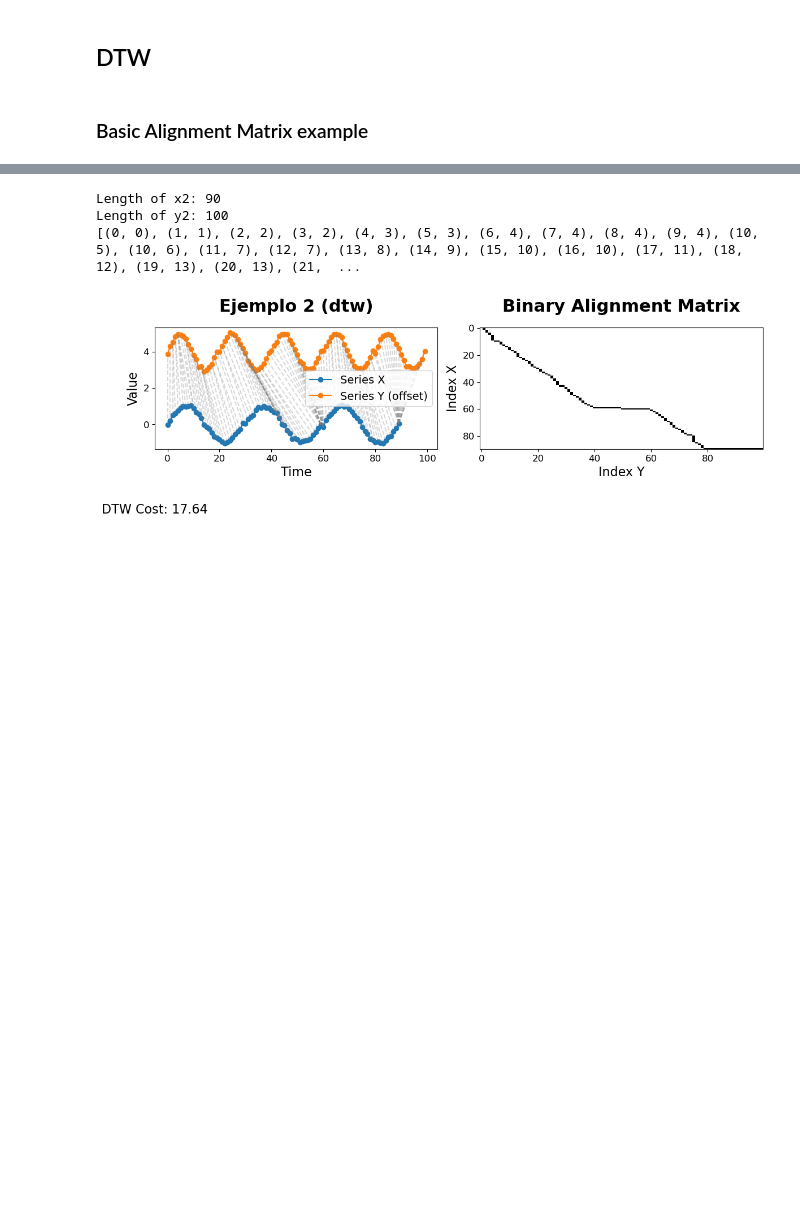
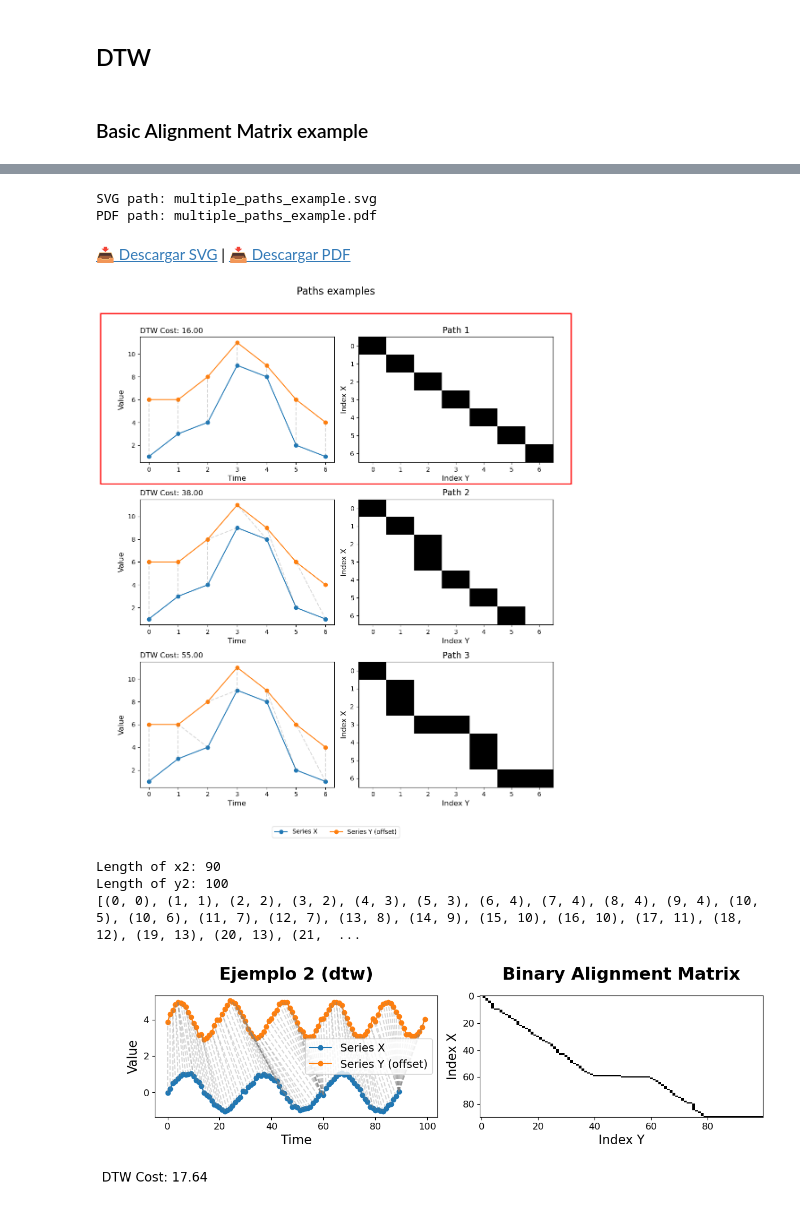
Before and after one commit to misantamaria/deepvats-foundation, a Jupyter notebook: nbs_pipeline/_DTW_.ipynb, the cells around one changed output, grey strips where cells are left out. Drawn from its saved outputs; the diff is of its cells as text; code cells hidden in the pictures; blank space fills up the shorter version.

```diff
--- a/nbs_pipeline/_DTW_.ipynb
+++ b/nbs_pipeline/_DTW_.ipynb
@@ -220,3 +483,23 @@ plot_path_time_and_matrix(basic_t, basic_x, basic_t2, basic_y, toy_path_3,
+# %%
+all_paths = [toy_path_1, toy_path_2, toy_path_3]
+best_index = 0
+
+plot_paths_time_and_matrixes(
+    t_x=range(len(basic_x)), series_x=basic_x,
+    t_y=range(len(basic_y)), series_y=basic_y,
+    list_of_paths=all_paths,
+    best_path_index=best_index,
+    fig_title="Paths examples",
+    file_name="multiple_paths_example",
+    offset=4,
+    show_path_in_matrix=False,
+    legend_position="left"
+)
+# %% [output]
+SVG path: multiple_paths_example.svg
+PDF path: multiple_paths_example.pdf
+📥 Descargar SVG | 📥 Descargar PDF
+[figure, added]
 # %%
 # Generate series_x: 3 repeated sine cycles, each cycle has 30 points
 # This creates 90 points total. We add minimal noise for variety.
```
Also changed, not shown: parts of 6 cells of this notebook, 26 other files.
